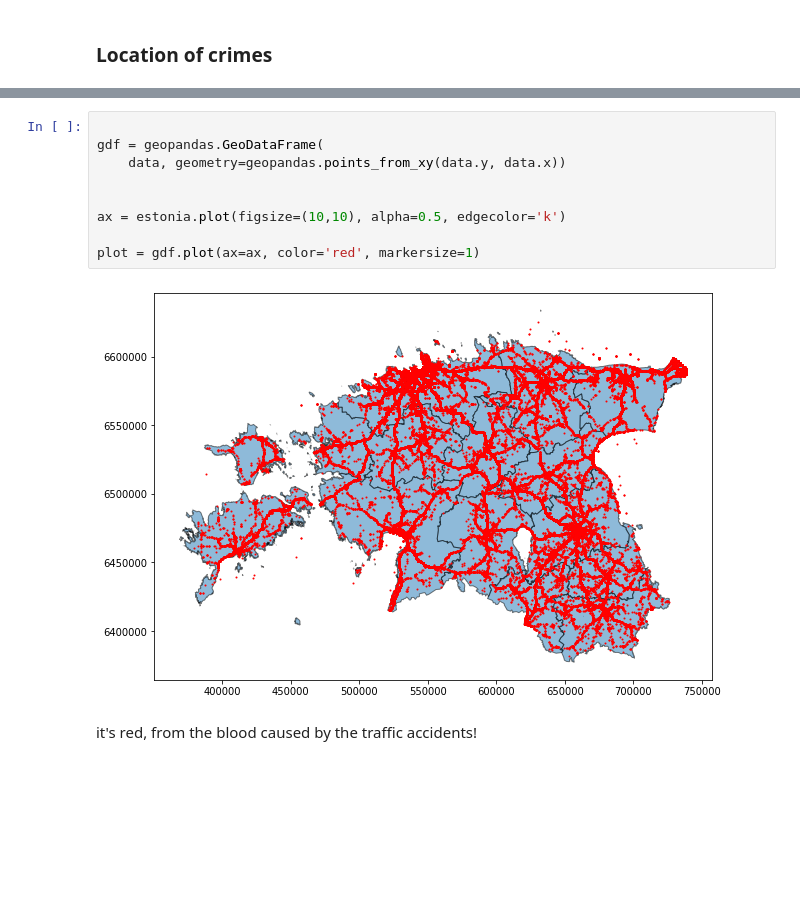
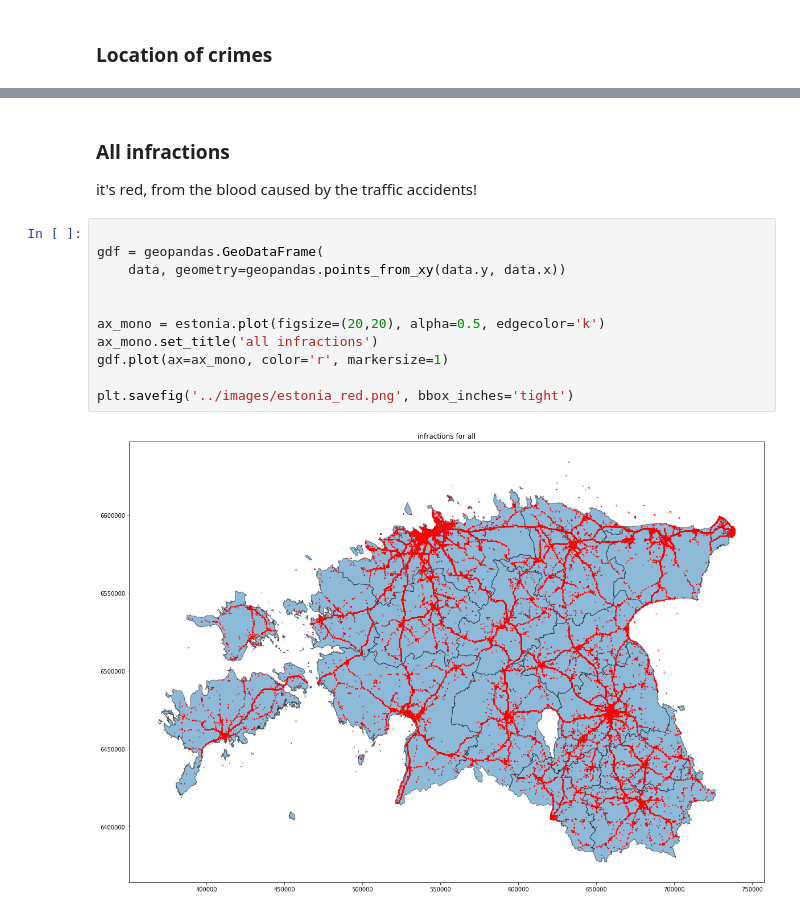
Before and after one commit to snemvalts/ids2019-m16-traffic-violations, a Jupyter notebook: notebooks/Data visualization.ipynb, the cells around one changed output, grey strips where cells are left out. Saved outputs shown, nothing was run; the diff lists cells and outputs as text; blank space fills up the shorter version.

Commit message:
visualization

```diff
--- a/notebooks/Data visualization.ipynb
+++ b/notebooks/Data visualization.ipynb
@@ -22,16 +23,19 @@ data.head()
 | 2 | car | EST | ŠKODA | 2017 | 55-64 | speeding | 6472249.5 | 660249.5 | ... |
 | 3 | car | EST | VOLKSWAGEN | 2004 | 26-34 | dui | 6443749.5 | 567749.5 | ... |
 | 4 | car | EST | TOYOTA | 2012 | 45-54 | traffic_violation | 6587749.5 | 537249.5 | ... |
+# %% [markdown]
+### All infractions
+it's red, from the blood caused by the traffic accidents!
 # %%
 
 gdf = geopandas.GeoDataFrame(
     data, geometry=geopandas.points_from_xy(data.y, data.x))
 
 
-ax = estonia.plot(figsize=(10,10), alpha=0.5, edgecolor='k')
+ax_mono = estonia.plot(figsize=(20,20), alpha=0.5, edgecolor='k')
+ax_mono.set_title('all infractions')
+gdf.plot(ax=ax_mono, color='r', markersize=1)
 
-plot = gdf.plot(ax=ax, color='red', markersize=1)
+plt.savefig('../images/estonia_red.png', bbox_inches='tight')
 # %% [output]
-[figure, old version]
+[figure, new version]
-# %% [markdown]
-it's red, from the blood caused by the traffic accidents!
```
Also changed, not shown: parts of 6 cells of this notebook, 10 other files.
